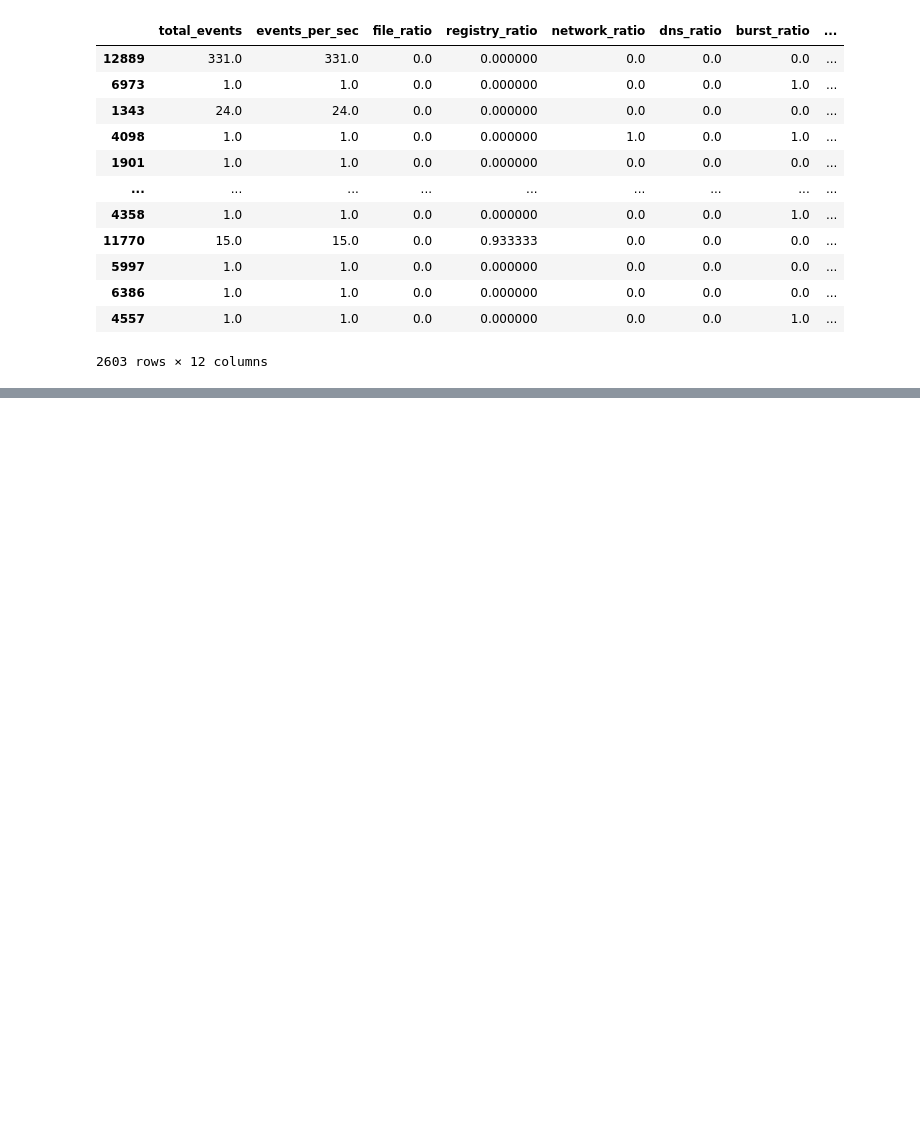
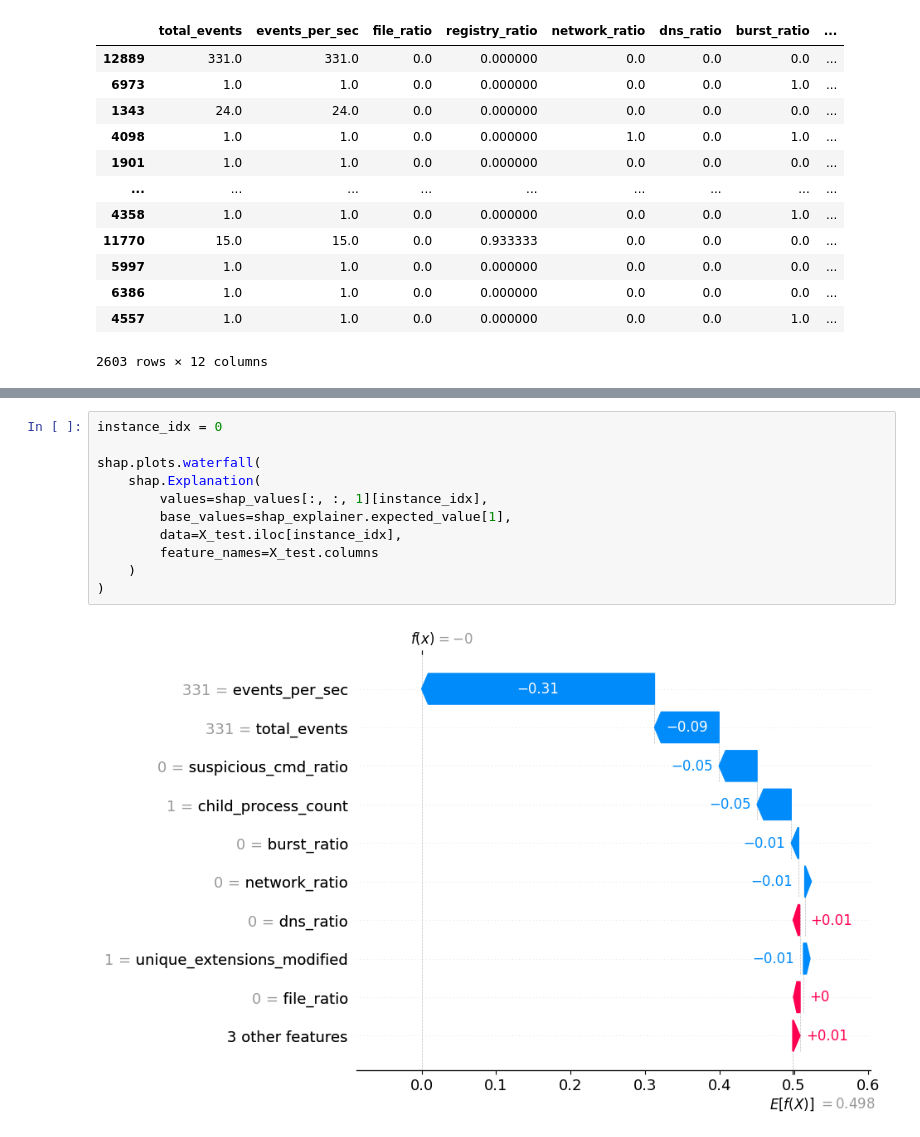
Before and after one commit to ViniCarvalho71/RansonwareData, a Jupyter notebook: Train/train_v2.ipynb, the cells around one changed output, grey strips where cells are left out. Cells and saved outputs as stored; diff of their text form; blank space fills up the shorter version.

```diff
--- a/Train/train_v2.ipynb
+++ b/Train/train_v2.ipynb
@@ -496,0 +535,13 @@ file_creation_rate <= 0.00: 0.036812
+# %%
+instance_idx = 0
+
+shap.plots.waterfall(
+    shap.Explanation(
+        values=shap_values[:, :, 1][instance_idx],
+        base_values=shap_explainer.expected_value[1],
+        data=X_test.iloc[instance_idx],
+        feature_names=X_test.columns
+    )
+)
+# %% [output]
+[figure, added]
```
Also changed, not shown: parts of 14 cells of this notebook, 1 other file.
